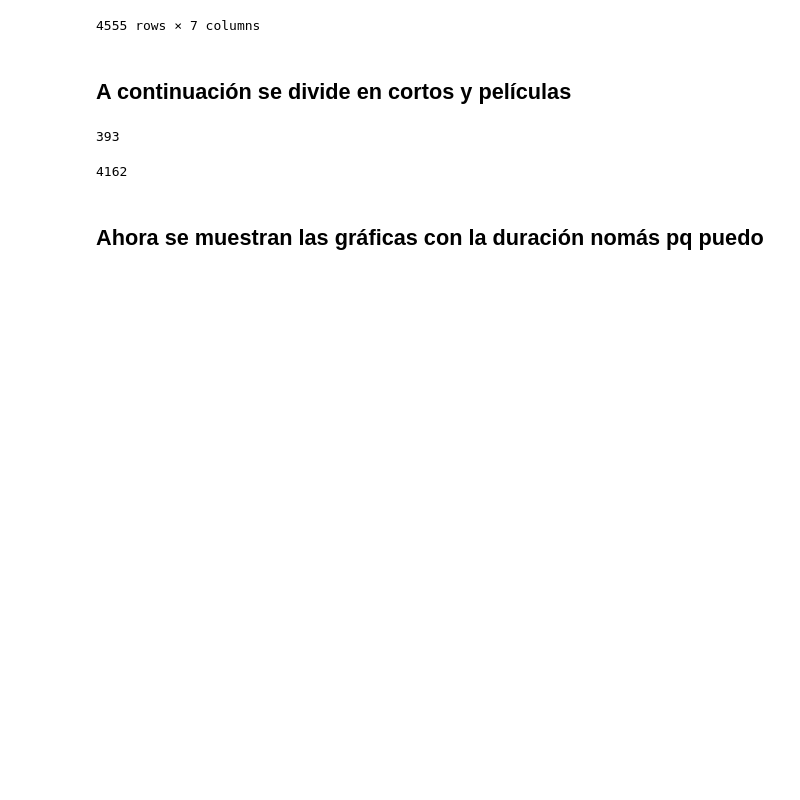
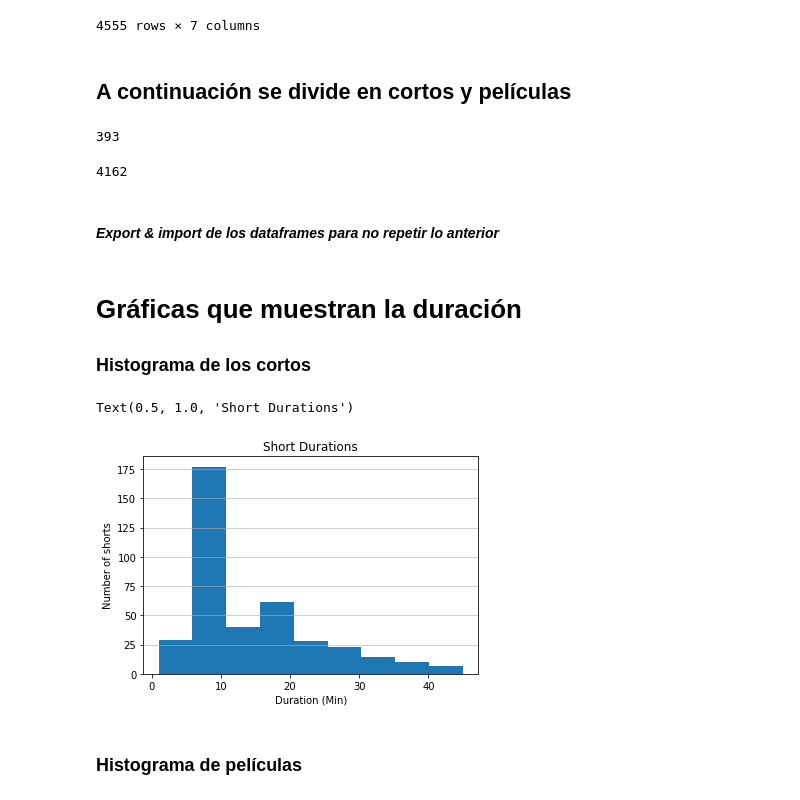
Before and after one commit to ErickGMedellin/7.5-or-higher, a Jupyter notebook: IMDB Rating Dataset.ipynb, the cells around one changed output. Cells and saved outputs as stored; diff of their text form; code cells hidden in the pictures; blank space fills up the shorter version.

Commit message:
Some more lines
This version contains a simple analysis about duration (in minutes) of shorts and movies dataframes.

```diff
--- a/IMDB Rating Dataset.ipynb
+++ b/IMDB Rating Dataset.ipynb
@@ -105,3 +104,5 @@ PelisFinal = FinalDF[FinalDF['titleType']!='short'].drop('titleType',axis=1)
 len(PelisFinal)
 # %% [output]
 4162
+# %% [markdown]
+#### *Export & import de los dataframes para no repetir lo anterior*
@@ -108,2 +112,25 @@ len(PelisFinal)
+# %%
+#Aquí se importan nuevamente
+DFShorts = pd.read_csv(mainpath + '/shorts75.csv', delimiter = ',')
+DFMovies = pd.read_csv(mainpath + '/movies75.csv', delimiter = ',')
 # %% [markdown]
-## Ahora se muestran las gráficas con la duración nomás pq puedo
+# Gráficas que muestran la duración
+
+### Histograma de los cortos
+# %%
+# Se hace una depuración debido a que
+#hay algunos títulos sin valores de duración
+DFShorts1 = DFShorts[DFShorts['runtimeMinutes']!='\\N']
+dur_sho = sorted(list(map(int, DFShorts1['runtimeMinutes'])))
+# %%
+# Histograma
+plt.hist(dur_sho, bins = 9)
+plt.grid(axis='y', alpha=0.75)
+plt.xlabel('Duration (Min)')
+plt.ylabel('Number of shorts')
+plt.title('Short Durations')
+# %% [output]
+Text(0.5, 1.0, 'Short Durations')
+[figure, added]
+# %% [markdown]
+### Histograma de películas
```
Also changed, not shown: parts of 16 cells of this notebook.
